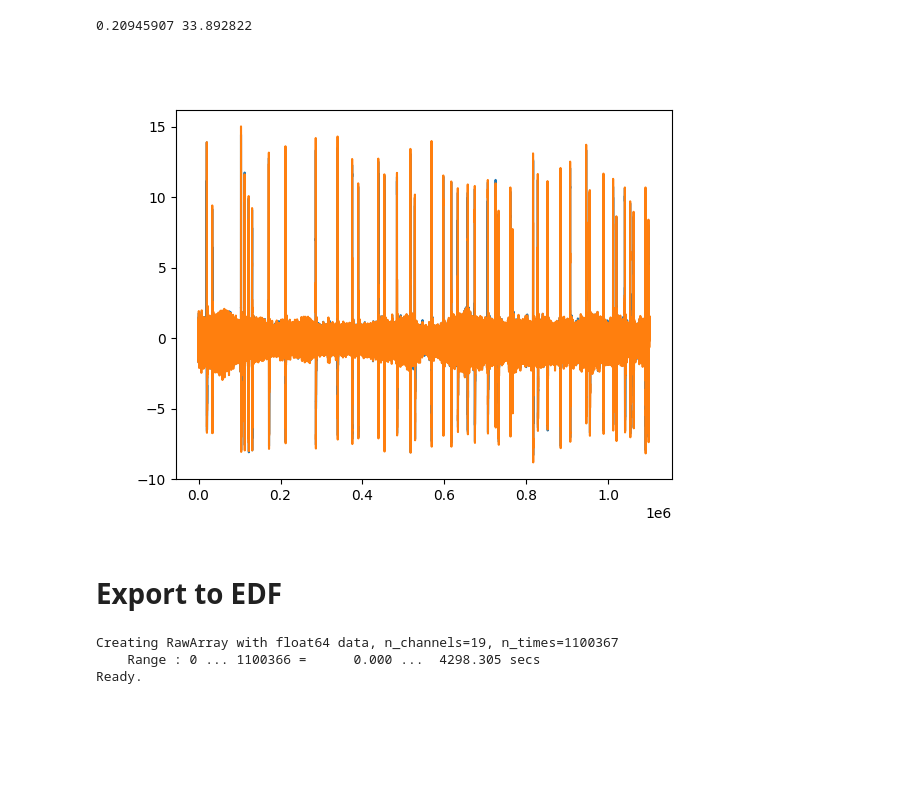
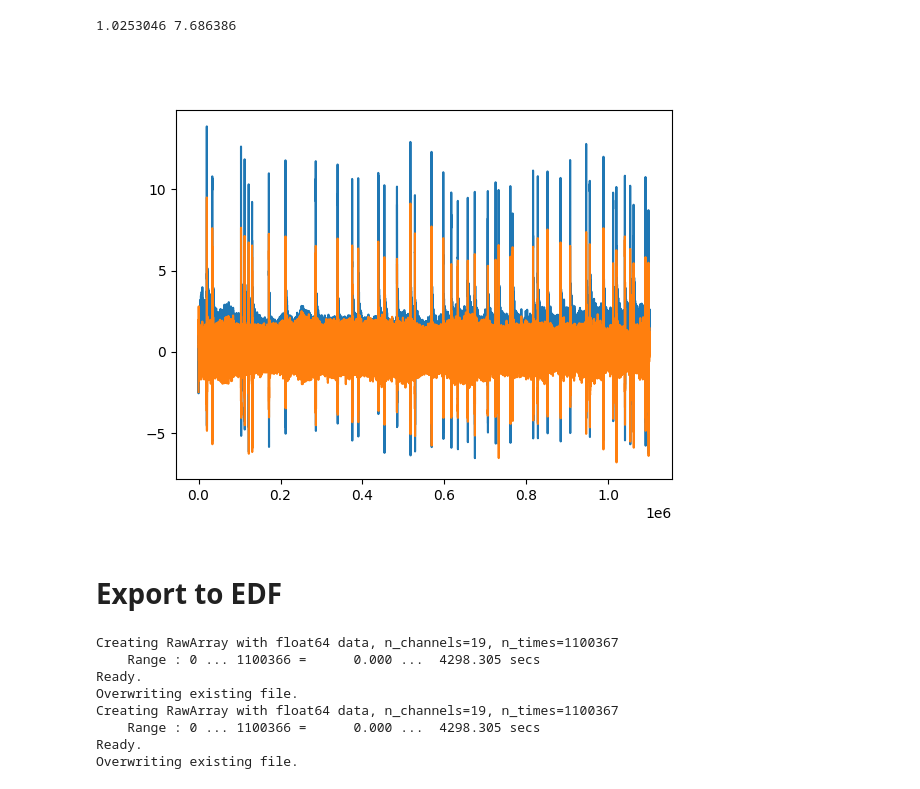
Before and after one commit to mettinger/uFlorida, a Jupyter notebook: eegCompress/plotOrigAndPredict.ipynb, the cells around one changed output. Cells and saved outputs as stored; diff of their text form; code cells hidden in the pictures; blank space fills up the shorter version.

```diff
--- a/eegCompress/plotOrigAndPredict.ipynb
+++ b/eegCompress/plotOrigAndPredict.ipynb
@@ -7,32 +9,41 @@ import numpy as np
 # %%
-path = '/blue/gkalamangalam/jmark.ettinger/eegCompress/processedData/origAndPredictedLossyNorm.npz'
+path = '/blue/gkalamangalam/jmark.ettinger/eegCompress/processedData/origAndPredictedLossy.npz'
 temp = np.load(path)
 data = temp['arr_0']
 predicted = temp['arr_1']
 residual = data - predicted
 print(np.mean(np.abs(residual)), np.max(np.abs(residual)))
 # %% [output]
-0.20945907 33.892822
+1.0253046 7.686386
 # %%
-channel = 5
+channel = 1
 
 plt.figure()
 plt.plot(predicted[channel,:])
 plt.plot(data[channel,:])
 #plt.plot(residual[channel,:])
 plt.show()
 # %% [output]
-[figure, old version]
+[figure, new version]
 # %% [markdown]
 # Export to EDF
 # %%
+goodChannels = ['Fp1','F3','C3','P3','O1','Fp2','F4','C4','P4','O2','F7','T7','P7','F8','T8','P8','Fz','Cz','Pz']
+info = mne.create_info(sfreq=256, ch_names=goodChannels)
+
+path = '/blue/gkalamangalam/jmark.ettinger/eegCompress/processedData/original.edf'
+raw = mne.io.RawArray(data, info)
+mne.export.export_raw(path, raw, fmt='edf', overwrite=True)
+
 path = '/blue/gkalamangalam/jmark.ettinger/eegCompress/processedData/compressed.edf'
-goodChannels = ['Fp1','F3','C3','P3','O1','Fp2','F4','C4','P4','O2','F7','T7','P7','F8','T8','P8','Fz','Cz','Pz']
-
-info = mne.create_info(sfreq=256, ch_names=goodChannels)
 raw = mne.io.RawArray(predicted, info)
-mne.export.export_raw(path, raw, fmt='edf')
+mne.export.export_raw(path, raw, fmt='edf', overwrite=True)
 # %% [output]
 Creating RawArray with float64 data, n_channels=19, n_times=1100367
     Range : 0 ... 1100366 =      0.000 ...  4298.305 secs
 Ready.
+Overwriting existing file.
+Creating RawArray with float64 data, n_channels=19, n_times=1100367
+    Range : 0 ... 1100366 =      0.000 ...  4298.305 secs
+Ready.
+Overwriting existing file.
```
Also changed, not shown: parts of 2 cells of this notebook.
